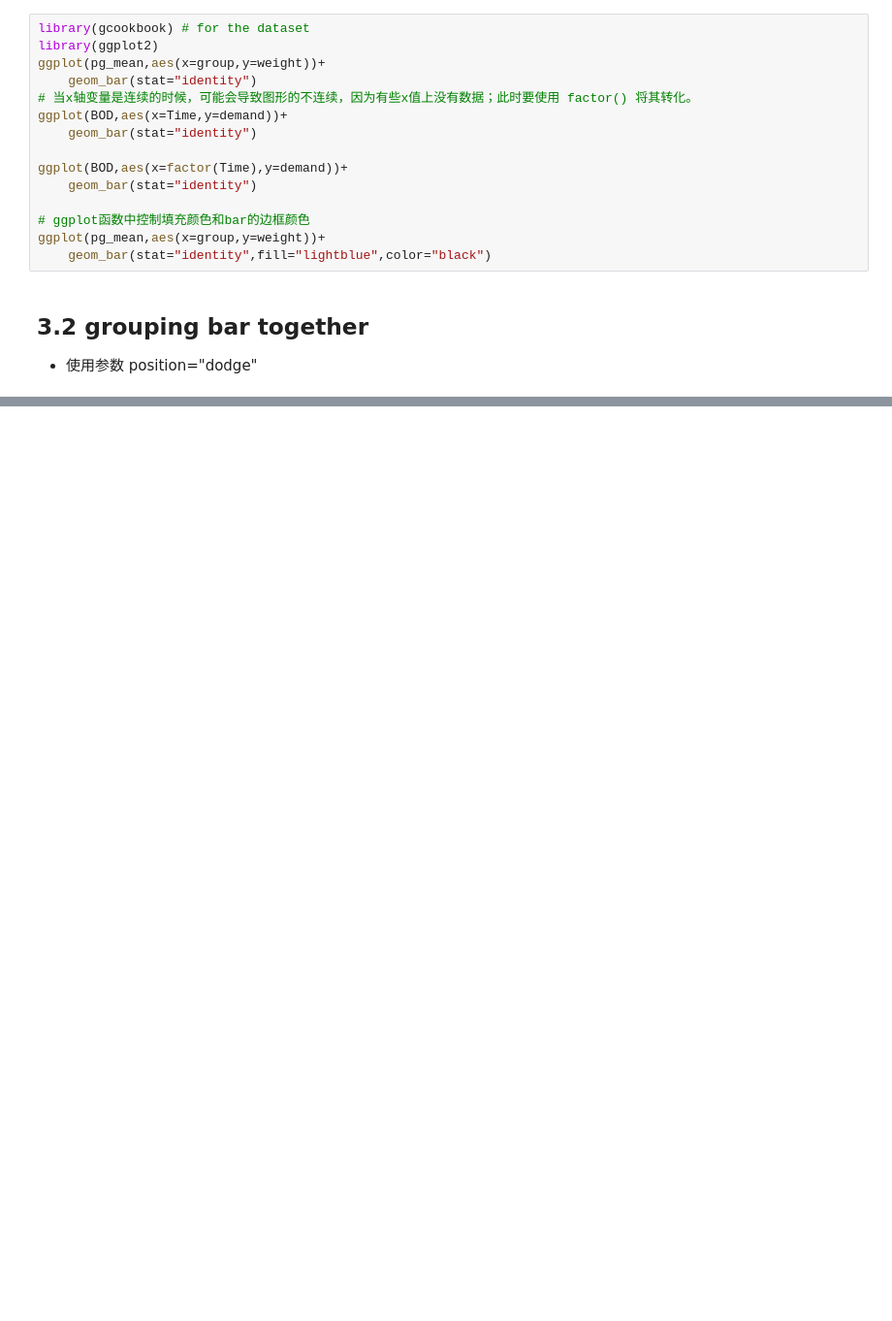
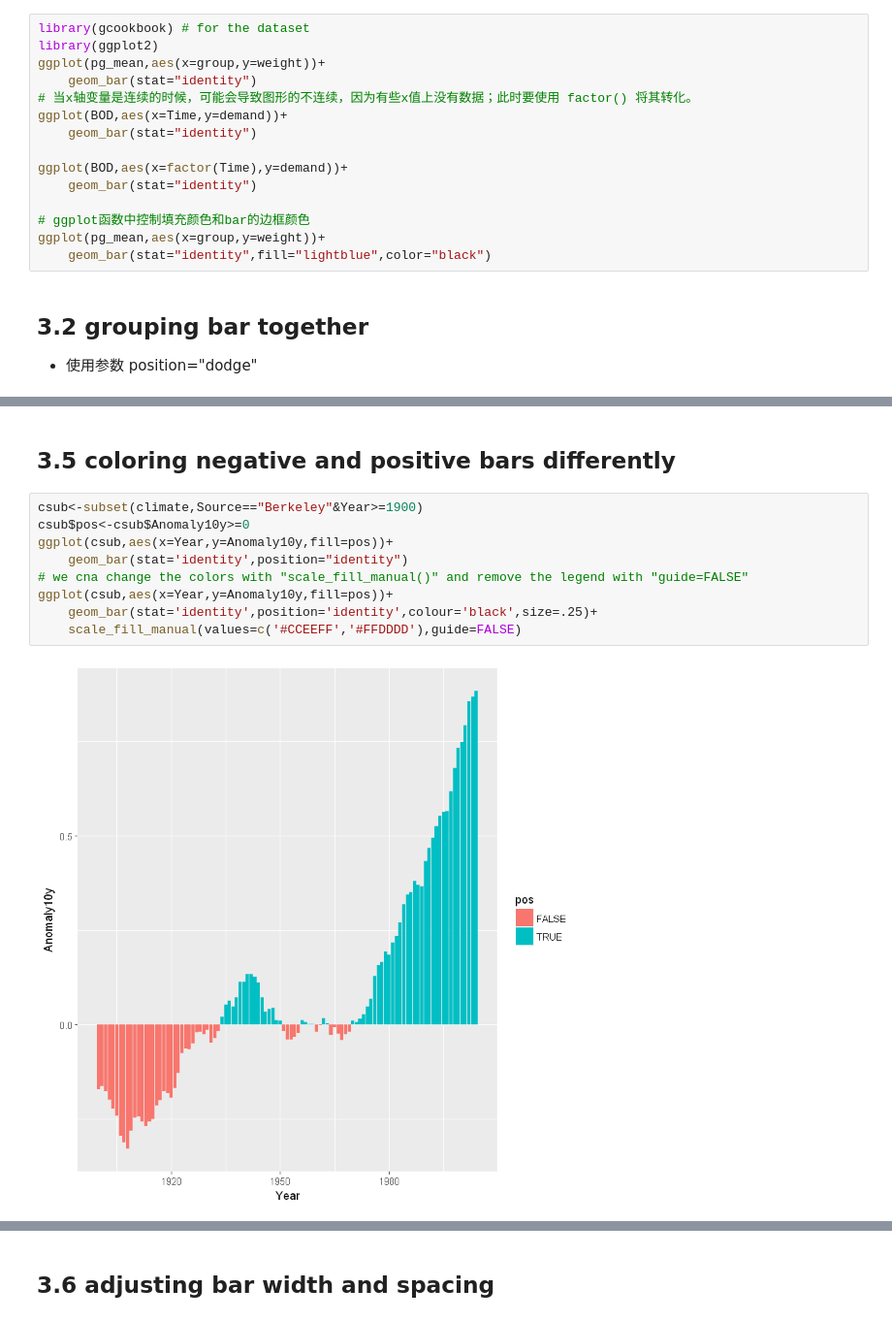
Before and after one commit to Harbes/python, a Jupyter notebook: R-project/R Graphics.ipynb, the cells around one changed output, grey strips where cells are left out. Shown at 97% size. Saved outputs shown, nothing was run; the diff lists cells and outputs as text; blank space fills up the shorter version.

```diff
--- a/R-project/R Graphics.ipynb
+++ b/R-project/R Graphics.ipynb
@@ -107,0 +138,13 @@ ggplot(cabbage_exp, aes(x = Date, y = Weight, fill = Cultivar)) + geom_bar(stat=
+# %% [markdown]
+## 3.5 coloring negative and positive bars differently
+# %%
+csub<-subset(climate,Source=="Berkeley"&Year>=1900)
+csub$pos<-csub$Anomaly10y>=0
+ggplot(csub,aes(x=Year,y=Anomaly10y,fill=pos))+
+    geom_bar(stat='identity',position="identity")
+# we cna change the colors with "scale_fill_manual()" and remove the legend with "guide=FALSE"
+ggplot(csub,aes(x=Year,y=Anomaly10y,fill=pos))+
+    geom_bar(stat='identity',position='identity',colour='black',size=.25)+
+    scale_fill_manual(values=c('#CCEEFF','#FFDDDD'),guide=FALSE)
+# %% [output]
+[figure, added]
@@ -107,0 +152,2 @@ ggplot(cabbage_exp, aes(x = Date, y = Weight, fill = Cultivar)) + geom_bar(stat=
+# %% [markdown]
+## 3.6 adjusting bar width and spacing
```
Also changed, not shown: parts of 10 cells of this notebook.
